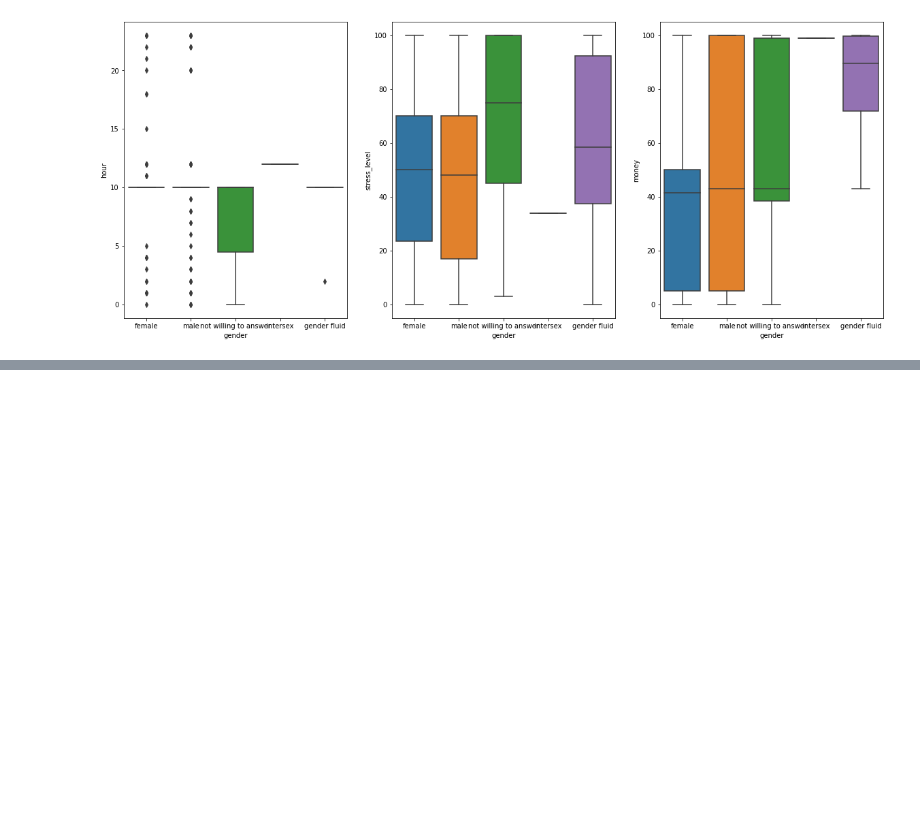
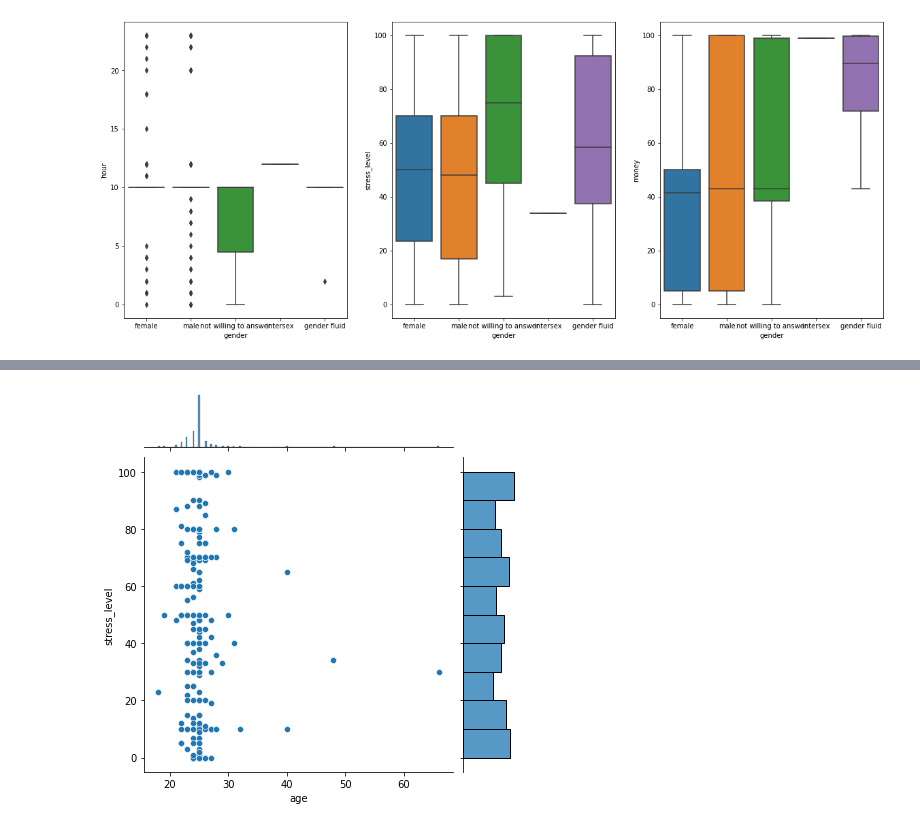
Before and after one commit to melisnv/data-mining-techniques, a Jupyter notebook: task1_explore/1A_EDDA/eda_melis.ipynb, the cells around one changed output, grey strips where cells are left out. Cells and saved outputs as stored; diff of their text form; code cells hidden in the pictures; blank space fills up the shorter version.

```diff
--- a/task1_explore/1A_EDDA/eda_melis.ipynb
+++ b/task1_explore/1A_EDDA/eda_melis.ipynb
@@ -1231,0 +1236,4 @@ plt.show()
+# %%
+sns.jointplot(x = 'age', y = 'stress_level', data = data);
+# %% [output]
+[figure, added]
```
Also changed, not shown: parts of 1 cell of this notebook.
